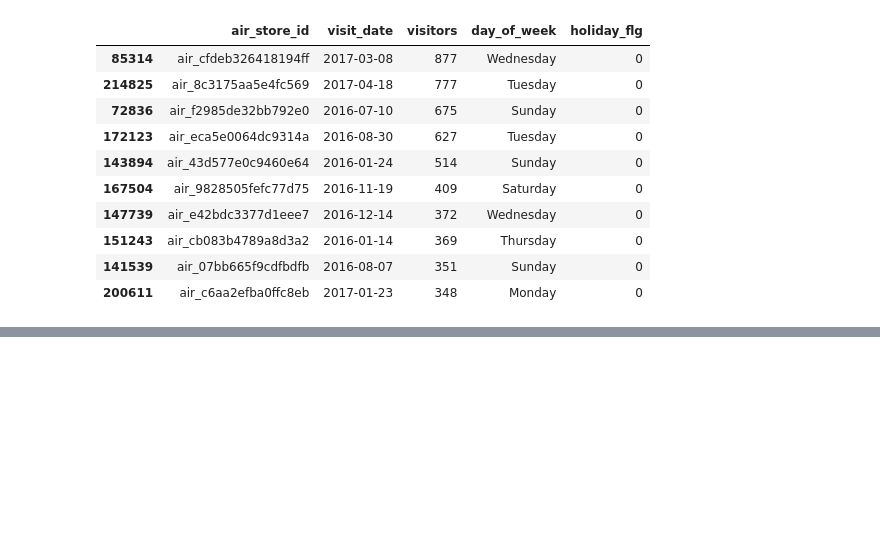
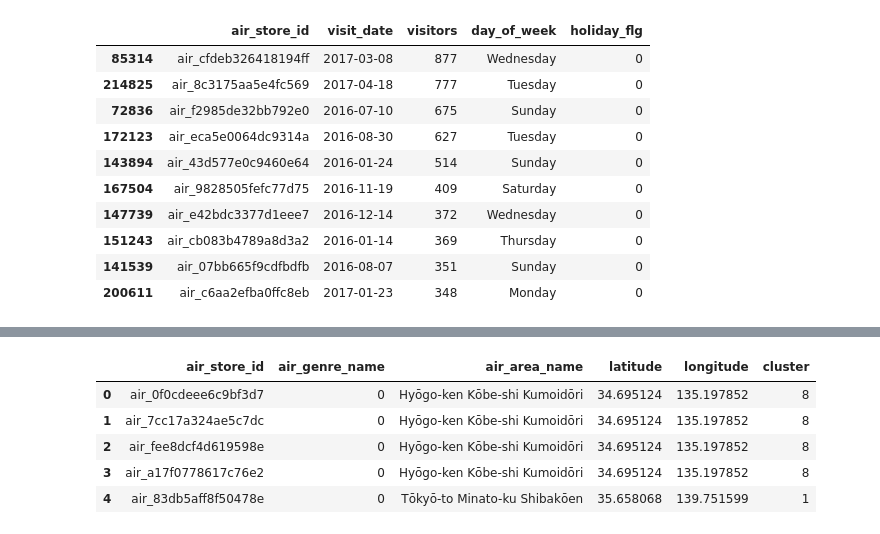
Before and after one commit to MADONOKOUKI/recruit_challenge, a Jupyter notebook: data_check_template.ipynb, the cells around one changed output, grey strips where cells are left out. Drawn from its saved outputs; the diff is of its cells as text; code cells hidden in the pictures; blank space fills up the shorter version.

```diff
--- a/data_check_template.ipynb
+++ b/data_check_template.ipynb
@@ -144,0 +271,5 @@ day_wise_no_holiday_df
+# %%
+airgenres = data['as']['air_genre_name'].unique()
+# %%
+def genre2num(genre):
+    return np.where(airgenres == genre)[0][0]
@@ -144,0 +279,12 @@ day_wise_no_holiday_df
+# %%
+gencodes = [genre2num(genre) for genre in data['as']['air_genre_name']]
+data['as']['air_genre_name'] = gencodes
+# %%
+data['as'].head()
+# %% [output]
+|  | air_store_id | air_genre_name | air_area_name | latitude | longitude | cluster |
+| 0 | air_0f0cdeee6c9bf3d7 | 0 | Hyōgo-ken Kōbe-shi Kumoidōri | 34.695124 | 135.197852 | 8 |
+| 1 | air_7cc17a324ae5c7dc | 0 | Hyōgo-ken Kōbe-shi Kumoidōri | 34.695124 | 135.197852 | 8 |
+| 2 | air_fee8dcf4d619598e | 0 | Hyōgo-ken Kōbe-shi Kumoidōri | 34.695124 | 135.197852 | 8 |
+| 3 | air_a17f0778617c76e2 | 0 | Hyōgo-ken Kōbe-shi Kumoidōri | 34.695124 | 135.197852 | 8 |
+| 4 | air_83db5aff8f50478e | 0 | Tōkyō-to Minato-ku Shibakōen | 35.658068 | 139.751599 | 1 |
```
Also changed, not shown: parts of 19 cells of this notebook.
